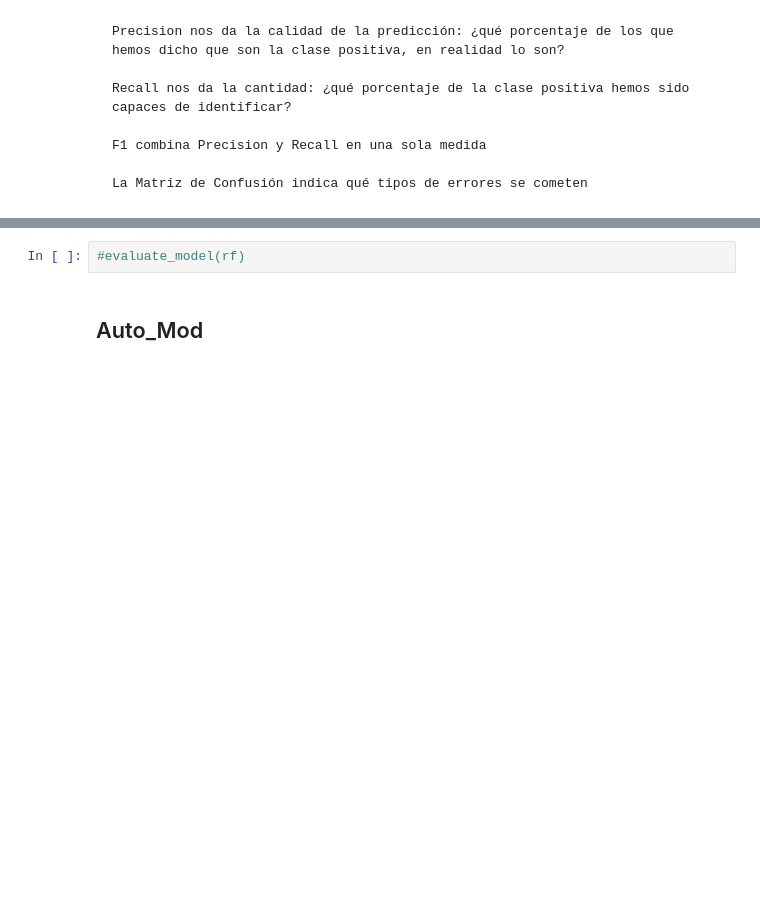
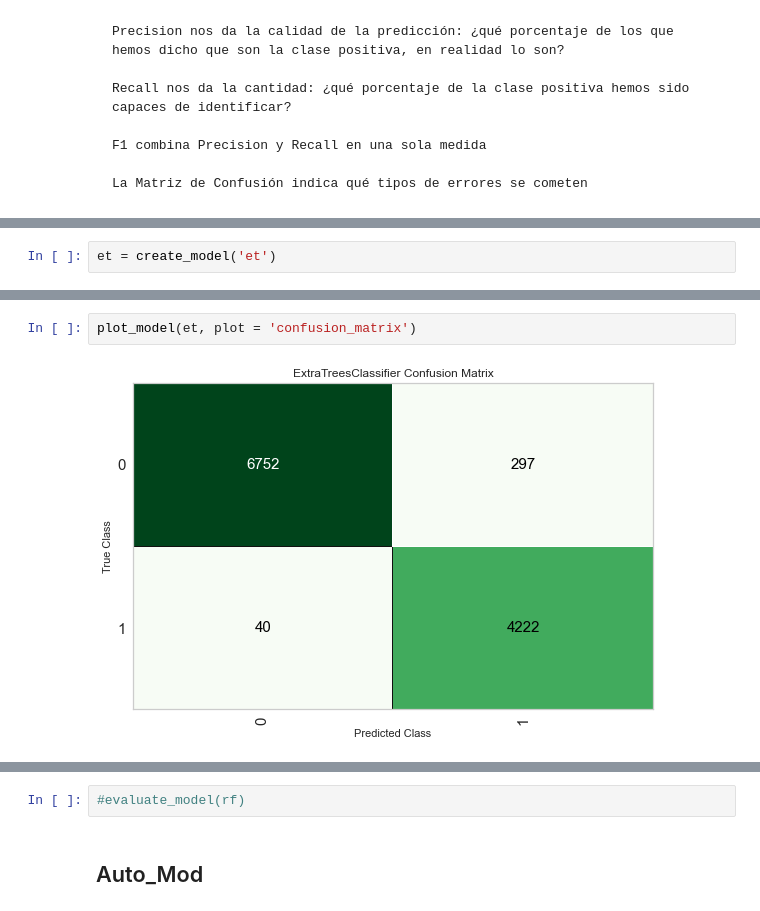
Before and after one commit to leobrandoon/marketing_datascience_binario, a Jupyter notebook: problema_mtk_lego_mejorado.ipynb, the cells around one changed output, grey strips where cells are left out. Cells and saved outputs as stored; diff of their text form; blank space fills up the shorter version.

```diff
--- a/problema_mtk_lego_mejorado.ipynb
+++ b/problema_mtk_lego_mejorado.ipynb
@@ -651,0 +748,2 @@ RandomForestClassifier(bootstrap=True, ccp_alpha=0.0, class_weight=None,
+# %%
+et = create_model('et')
@@ -660,3 +783,7 @@ plot_model(rf, plot = 'confusion_matrix')
+# %%
+plot_model(et, plot = 'confusion_matrix')
+# %% [output]
+[figure, added]
 # %%
 plot_model(rf, plot = 'auc')
 # %% [output]
```
Also changed, not shown: parts of 39 cells of this notebook.
